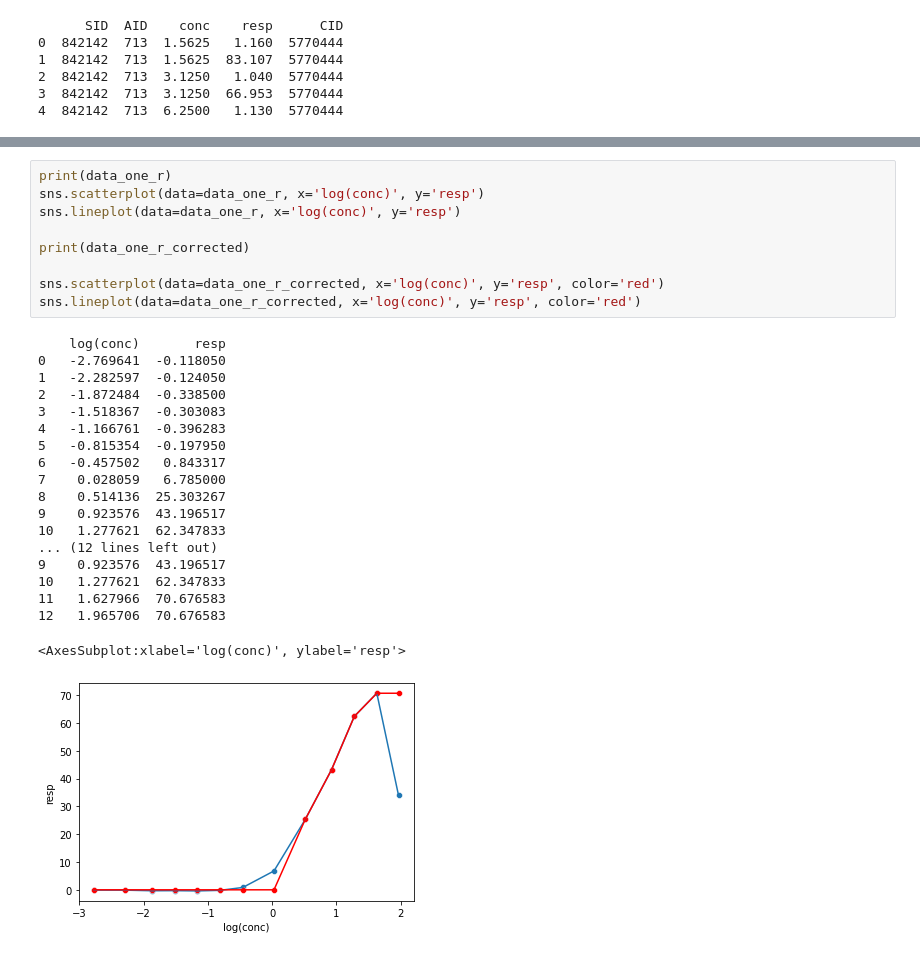
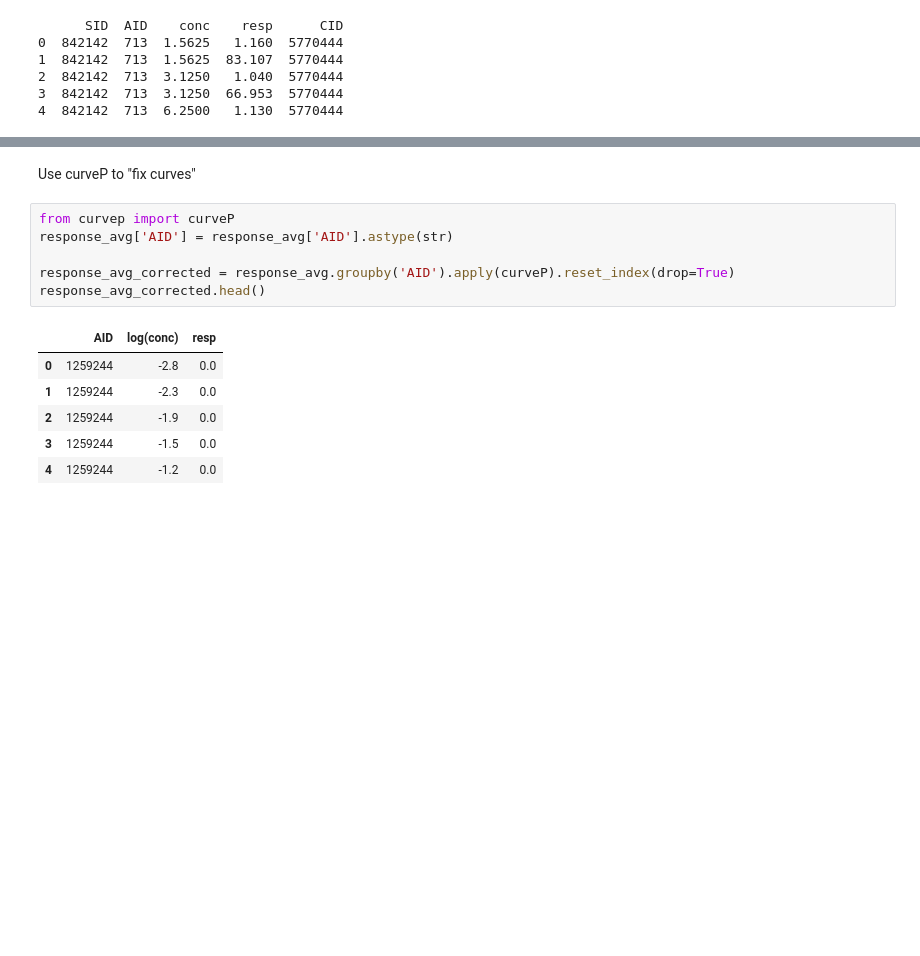
Before and after one commit to russodanielp/training_json, a Jupyter notebook: notebooks/plot_curves.ipynb, the cells around one changed output, grey strips where cells are left out. Saved outputs shown, nothing was run; the diff lists cells and outputs as text; blank space fills up the shorter version.

```diff
--- a/notebooks/plot_curves.ipynb
+++ b/notebooks/plot_curves.ipynb
@@ -253,29 +167,15 @@ data_one_r_corrected = curveP(data_one_r)
-# %%
-print(data_one_r)
-sns.scatterplot(data=data_one_r, x='log(conc)', y='resp')
-sns.lineplot(data=data_one_r, x='log(conc)', y='resp')
-
-print(data_one_r_corrected)
-
-sns.scatterplot(data=data_one_r_corrected, x='log(conc)', y='resp', color='red')
-sns.lineplot(data=data_one_r_corrected, x='log(conc)', y='resp', color='red')
-# %% [output]
-    log(conc)       resp
-0   -2.769641  -0.118050
-1   -2.282597  -0.124050
-2   -1.872484  -0.338500
-3   -1.518367  -0.303083
-4   -1.166761  -0.396283
-5   -0.815354  -0.197950
-6   -0.457502   0.843317
-7    0.028059   6.785000
-8    0.514136  25.303267
-9    0.923576  43.196517
-10   1.277621  62.347833
-... (12 lines left out)
-9    0.923576  43.196517
-10   1.277621  62.347833
-11   1.627966  70.676583
-12   1.965706  70.676583
-<AxesSubplot:xlabel='log(conc)', ylabel='resp'>
-[figure, removed]
+# %% [markdown]
+Use curveP to "fix curves"
+# %%
+from curvep import curveP
+response_avg['AID'] = response_avg['AID'].astype(str)
+
+response_avg_corrected = response_avg.groupby('AID').apply(curveP).reset_index(drop=True)
+response_avg_corrected.head()
+# %% [output]
+|  | AID | log(conc) | resp |
+| 0 | 1259244 | -2.8 | 0.0 |
+| 1 | 1259244 | -2.3 | 0.0 |
+| 2 | 1259244 | -1.9 | 0.0 |
+| 3 | 1259244 | -1.5 | 0.0 |
+| 4 | 1259244 | -1.2 | 0.0 |
```
Also changed, not shown: parts of 14 cells of this notebook, 1 other file.
